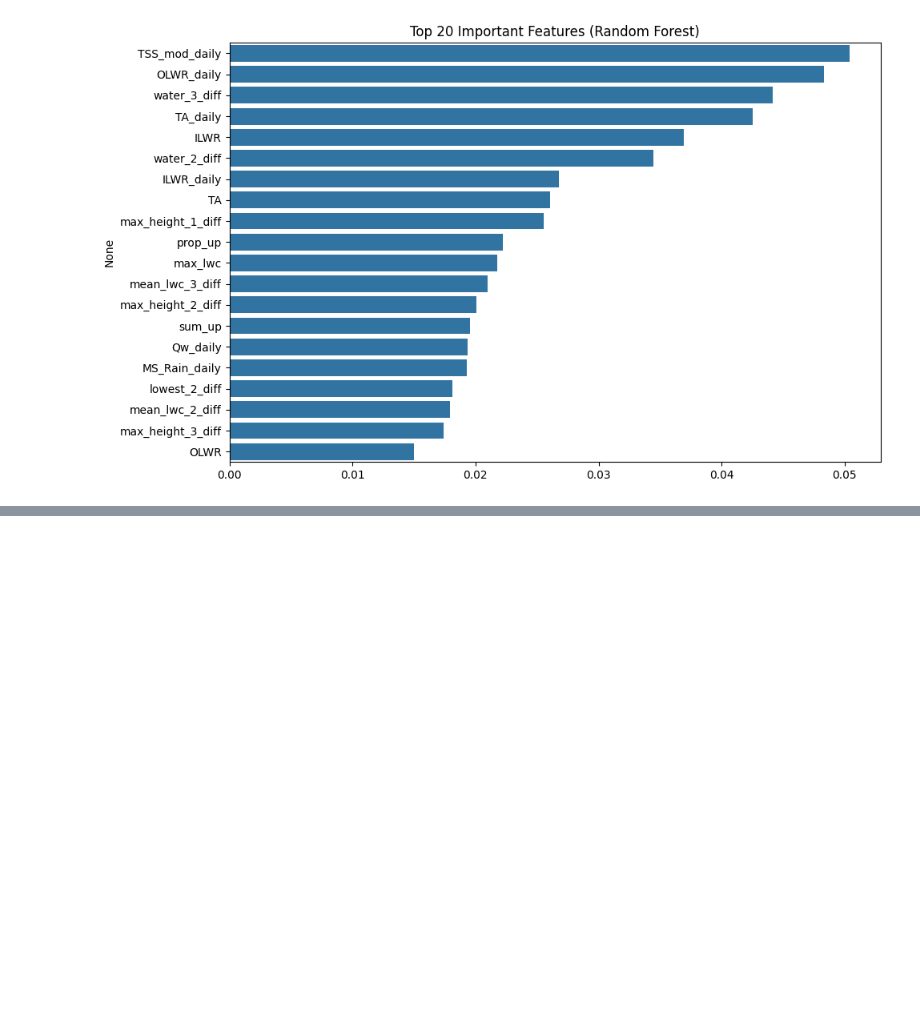
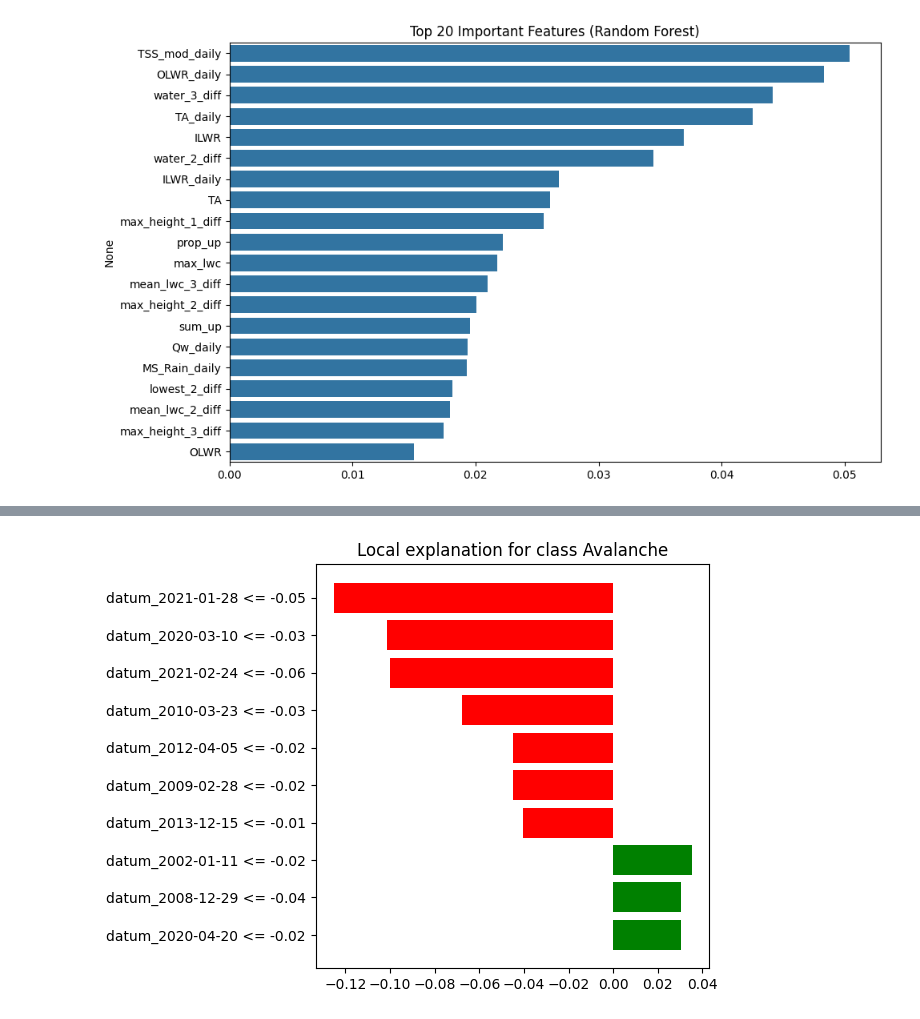
Before and after one commit to IlyaYakushevskiy/avalanche_sat, a Jupyter notebook: Exploratory Data Analysis/RandomForest_DecisionTree.ipynb, the cells around one changed output, grey strips where cells are left out. Saved outputs shown, nothing was run; the diff lists cells and outputs as text; code cells hidden in the pictures; blank space fills up the shorter version.

```diff
--- a/Exploratory Data Analysis/RandomForest_DecisionTree.ipynb
+++ b/Exploratory Data Analysis/RandomForest_DecisionTree.ipynb
@@ -135,0 +209,32 @@ plt.show()
+# %%
+#LIME = shows what pushed the prediction toward "Avalanche" or "No Avalanche" for a specific day
+
+import lime
+import lime.lime_tabular
+
+# Create LIME explainer
+explainer = lime.lime_tabular.LimeTabularExplainer(
+    training_data=X_train_scaled,
+    feature_names=X.columns,
+    class_names=['No Avalanche', 'Avalanche'],
+    mode='classification'
+)
+
+# Choose a test instance to explain (e.g. the 5th test sample)
+# LIME only explains one data point at a time
+# X_test_scaled[i] == one specific test sample (a day with certain snow/weather values)
+
+# runs LIME to explain why it was classified as either "Avalanche" or "No Avalanche"
+i = 5
+exp = explainer.explain_instance(X_test_scaled[i], clf_rf.predict_proba, num_features=10)
+
+
+# Show explanation in notebook or plot
+exp.show_in_notebook(show_table=True)
+
+# or plot it
+# Local feature importance plot.
+fig = exp.as_pyplot_figure()
+plt.tight_layout()
+plt.show()
+# %% [output]
@@ -135,0 +242 @@ plt.show()
+[figure, added]
```
Also changed, not shown: parts of 10 cells of this notebook.
